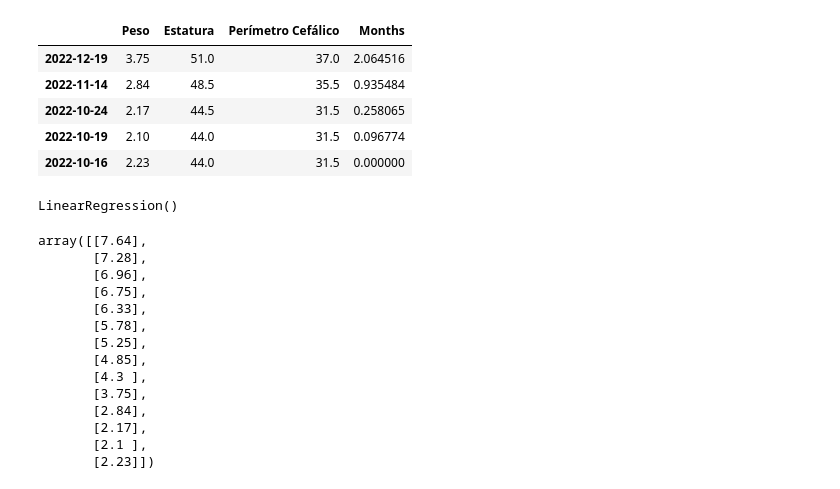
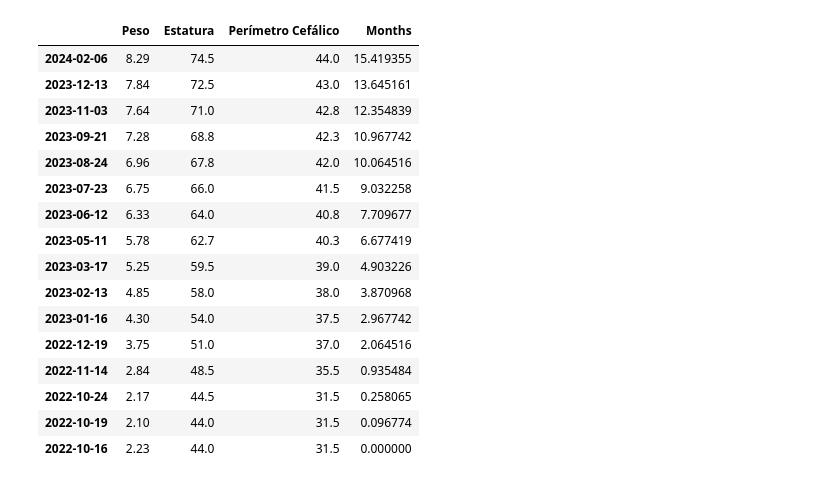
Before and after one commit to eu-cristofer/go-green.house, a Jupyter notebook: Script.ipynb, the cells around one changed output. Saved outputs shown, nothing was run; the diff lists cells and outputs as text; code cells hidden in the pictures.

```diff
--- a/Script.ipynb
+++ b/Script.ipynb
@@ -16,9 +16,20 @@ plot_df(source['lfa_birth_z'], description = 'Estatura', months_to_plot=months_t
 # %% [output]
 [interactive output not drawn]
 # %%
-maria.tail()
+maria
 # %% [output]
 |  | Peso | Estatura | Perímetro Cefálico | Months |
+| 2024-02-06 | 8.29 | 74.5 | 44.0 | 15.419355 |
+| 2023-12-13 | 7.84 | 72.5 | 43.0 | 13.645161 |
+| 2023-11-03 | 7.64 | 71.0 | 42.8 | 12.354839 |
+| 2023-09-21 | 7.28 | 68.8 | 42.3 | 10.967742 |
+| 2023-08-24 | 6.96 | 67.8 | 42.0 | 10.064516 |
+| 2023-07-23 | 6.75 | 66.0 | 41.5 | 9.032258 |
+| 2023-06-12 | 6.33 | 64.0 | 40.8 | 7.709677 |
+| 2023-05-11 | 5.78 | 62.7 | 40.3 | 6.677419 |
+| 2023-03-17 | 5.25 | 59.5 | 39.0 | 4.903226 |
+| 2023-02-13 | 4.85 | 58.0 | 38.0 | 3.870968 |
+| 2023-01-16 | 4.30 | 54.0 | 37.5 | 2.967742 |
 | 2022-12-19 | 3.75 | 51.0 | 37.0 | 2.064516 |
 | 2022-11-14 | 2.84 | 48.5 | 35.5 | 0.935484 |
 | 2022-10-24 | 2.17 | 44.5 | 31.5 | 0.258065 |
@@ -32,25 +37,0 @@ poly = PolynomialFeatures(degree=4, include_bias=False)
-# %%
-linear_regressor = LinearRegression()
-x = maria["Months"].values.reshape(-1, 1)
-poly_features = poly.fit_transform(x)
-y = maria["Peso"].values.reshape(-1, 1)
-linear_regressor.fit(poly_features, y)
-# %% [output]
-LinearRegression()
-# %%
-maria["Peso"].values.reshape(-1, 1)
-# %% [output]
-array([[7.64],
-       [7.28],
-       [6.96],
-       [6.75],
-       [6.33],
-       [5.78],
-       [5.25],
-       [4.85],
-       [4.3 ],
-       [3.75],
-       [2.84],
-       [2.17],
-       [2.1 ],
-       [2.23]])
```
Also changed, not shown: parts of 7 cells of this notebook, 4 other files.
